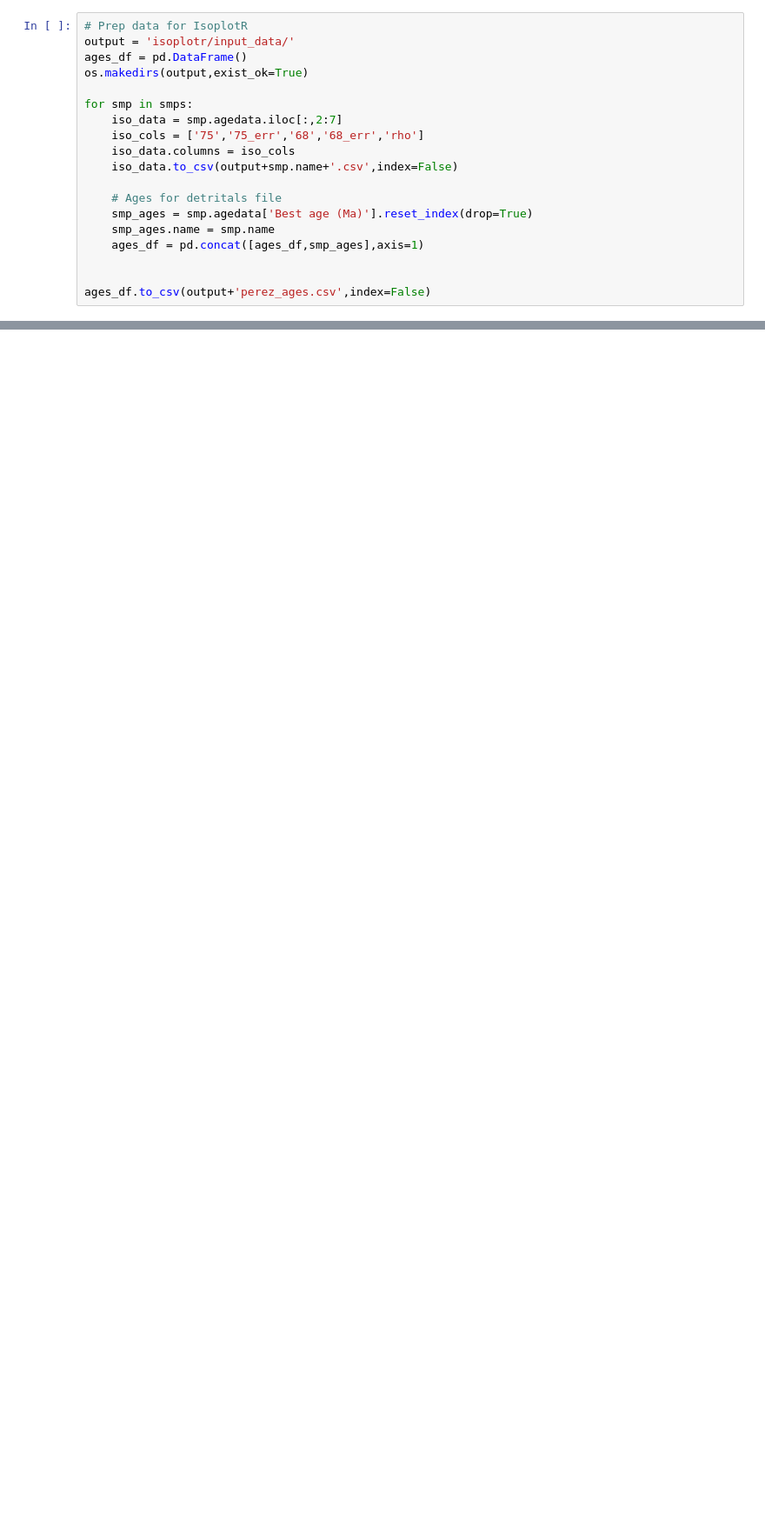
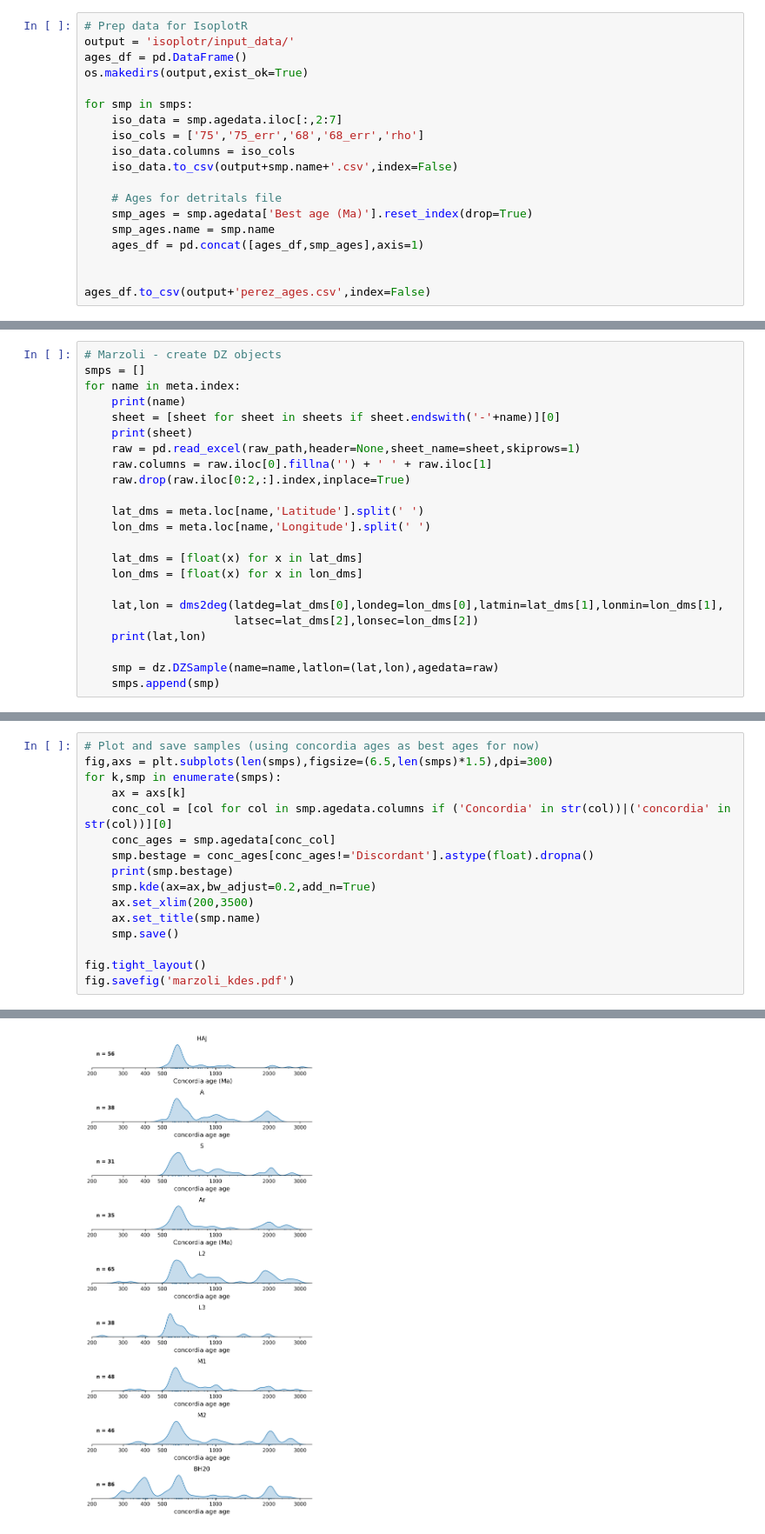
Before and after one commit to dyvasey/dataset-morocco-dz-2024, a Jupyter notebook: process_published.ipynb, the cells around one changed output, grey strips where cells are left out. Shown at 87% size. Saved outputs shown, nothing was run; the diff lists cells and outputs as text; blank space fills up the shorter version.

Commit message:
Finished adding Marzoli

```diff
--- a/process_published.ipynb
+++ b/process_published.ipynb
@@ -197,0 +244,23 @@ ages_df.to_csv(output+'perez_ages.csv',index=False)
+# %%
+# Marzoli - create DZ objects
+smps = []
+for name in meta.index:
+    print(name)
+    sheet = [sheet for sheet in sheets if sheet.endswith('-'+name)][0]
+    print(sheet)
+    raw = pd.read_excel(raw_path,header=None,sheet_name=sheet,skiprows=1)
+    raw.columns = raw.iloc[0].fillna('') + ' ' + raw.iloc[1]
+    raw.drop(raw.iloc[0:2,:].index,inplace=True)
+
+    lat_dms = meta.loc[name,'Latitude'].split(' ')
+    lon_dms = meta.loc[name,'Longitude'].split(' ')
+
+    lat_dms = [float(x) for x in lat_dms]
+    lon_dms = [float(x) for x in lon_dms]
+
+    lat,lon = dms2deg(latdeg=lat_dms[0],londeg=lon_dms[0],latmin=lat_dms[1],lonmin=lon_dms[1],
+                      latsec=lat_dms[2],lonsec=lon_dms[2])
+    print(lat,lon)
+
+    smp = dz.DZSample(name=name,latlon=(lat,lon),agedata=raw)
+    smps.append(smp)
@@ -197,0 +285,17 @@ ages_df.to_csv(output+'perez_ages.csv',index=False)
+# %%
+# Plot and save samples (using concordia ages as best ages for now)
+fig,axs = plt.subplots(len(smps),figsize=(6.5,len(smps)*1.5),dpi=300)
+for k,smp in enumerate(smps):
+    ax = axs[k]
+    conc_col = [col for col in smp.agedata.columns if ('Concordia' in str(col))|('concordia' in str(col))][0]
+    conc_ages = smp.agedata[conc_col]
+    smp.bestage = conc_ages[conc_ages!='Discordant'].astype(float).dropna()
+    print(smp.bestage)
+    smp.kde(ax=ax,bw_adjust=0.2,add_n=True)
+    ax.set_xlim(200,3500)
+    ax.set_title(smp.name)
+    smp.save()
+
+fig.tight_layout()
+fig.savefig('marzoli_kdes.pdf')
+# %% [output]
@@ -197,0 +319 @@ ages_df.to_csv(output+'perez_ages.csv',index=False)
+[figure, added]
```
Also changed, not shown: parts of 7 cells of this notebook, 3 other files.
